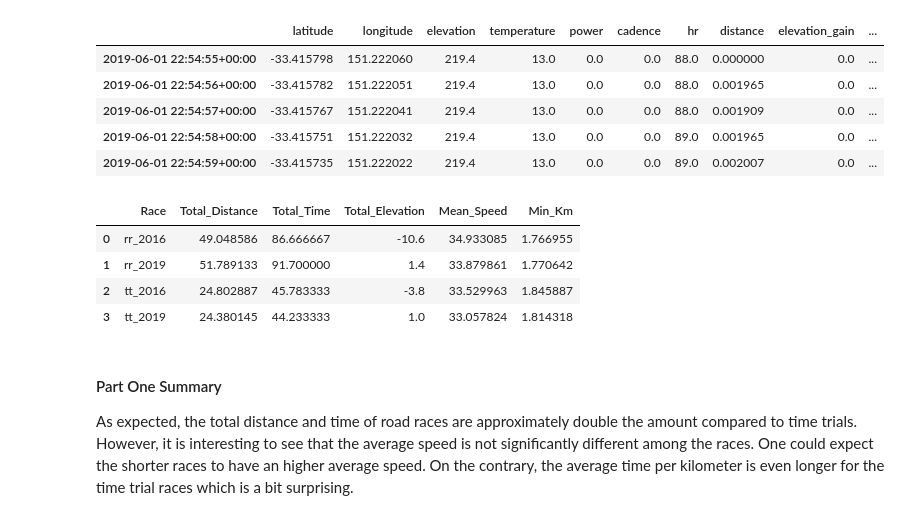
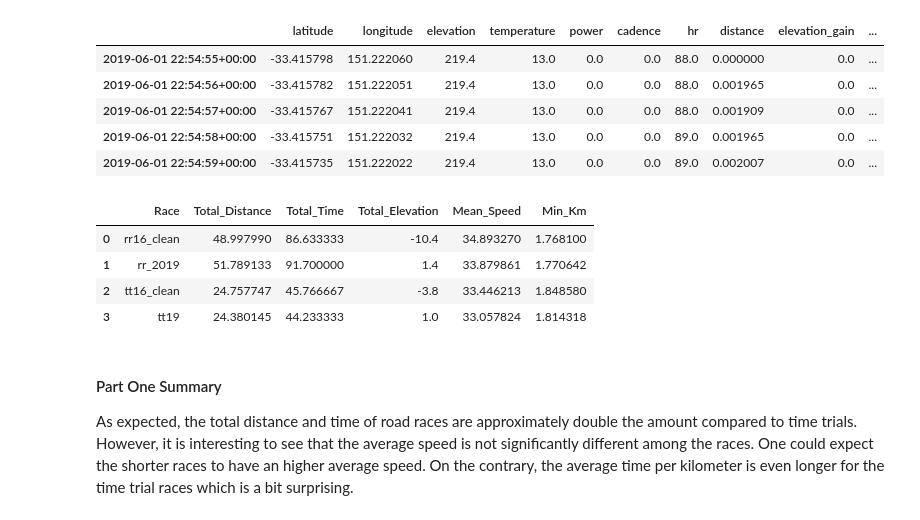
Before and after one commit to felix-rosenberger/Data-Science-Portfolio, a Jupyter notebook: Portfolio 1.ipynb, the cells around one changed output. Saved outputs shown, nothing was run; the diff lists cells and outputs as text; code cells hidden in the pictures.

```diff
--- a/Portfolio 1.ipynb
+++ b/Portfolio 1.ipynb
@@ -107,0 +121,5 @@ rr16_speed_distribution = rr_2016.hist('speed', bins=30, histtype='stepfilled')
+# %%
+# remove outliers and check summary statistics of cleaned DataFrame
+
+rr16_clean = rr16.drop(index = rr16.index[rr16["speed"] > 80])
+rr16_clean.describe()
@@ -225,0 +261,4 @@ tt16_speed_distribution = tt_2016.hist('speed', bins=30, histtype='stepfilled')
+# %%
+# remove speed outlier
+
+tt16_clean = tt16.drop(index = tt16.index[tt16["speed"] > 80])
@@ -281,17 +339,17 @@ tt_2019.describe()
 # %%
 # show relevant features
 
-tt_2019_distance = tt_2019["distance"].sum()
-tt_2019_time = tt_2019["timedelta"].sum()/60
-tt_2019_elevation = tt_2019["elevation_gain"].sum()
-tt_2019_speed = tt_2019["speed"].mean()
-tt_2019_minkm = (tt_2019_time)/tt_2019_distance
+tt19_distance = tt19["distance"].sum()
+tt19_time = tt19["timedelta"].sum()/60
+tt19_elevation = tt19["elevation_gain"].sum()
+tt19_speed = tt19["speed"].mean()
+tt19_minkm = (tt19_time)/tt19_distance
 
-print("Total distance travelled for time trial in 2019 is:\t", round(tt_2019_distance, 2), "km")
-print("Total time needed for time trial in 2019 is:\t\t", round(tt_2019_time, 2), "minutes")
-print("Total elevation gain for time trial in 2019 is:\t\t", round(tt_2019_elevation, 2), "m")
-print("The mean speed for time trial in 2019 is:\t\t", round(tt_2019_speed, 2), "km/h")
-print("The mean time per kilometer for time trial in 2019 is:\t", round(tt_2019_minkm, 2), "min/km")
+print("Total distance travelled for time trial in 2019 is:\t", round(tt19_distance, 2), "km")
+print("Total time needed for time trial in 2019 is:\t\t", round(tt19_time, 2), "minutes")
+print("Total elevation gain for time trial in 2019 is:\t\t", round(tt19_elevation, 2), "m")
+print("The mean speed for time trial in 2019 is:\t\t", round(tt19_speed, 2), "km/h")
+print("The mean time per kilometer for time trial in 2019 is:\t", round(tt19_minkm, 2), "min/km")
 # %% [output]
 Total distance travelled for time trial in 2019 is:      24.38 km
 Total time needed for time trial in 2019 is:             44.23 minutes
@@ -314,22 +372,22 @@ tt_2019.head()
 # %%
 # comparison of all race metrics
 
 comparison = pd.DataFrame(
     {
-        'Race':['rr_2016', 'rr_2019', 'tt_2016', 'tt_2019'],
-        'Total_Distance':[rr_2016_distance, rr_2019_distance, tt_2016_distance, tt_2019_distance],
-        'Total_Time':[rr_2016_time, rr_2019_time, tt_2016_time, tt_2019_time],
-        'Total_Elevation':[rr_2016_elevation, rr_2019_elevation, tt_2016_elevation, tt_2019_elevation],
-        'Mean_Speed':[rr_2016_speed, rr_2019_speed, tt_2016_speed, tt_2019_speed],
-        'Min_Km':[rr_2016_minkm, rr_2019_minkm, tt_2016_minkm, tt_2019_minkm]
+        'Race':['rr16_clean', 'rr_2019', 'tt16_clean', 'tt19'],
+        'Total_Distance':[rr16_clean_distance, rr_2019_distance, tt16_clean_distance, tt_2019_distance],
+        'Total_Time':[rr16_clean_time, rr_2019_time, tt16_clean_time, tt_2019_time],
+        'Total_Elevation':[rr16_clean_elevation, rr_2019_elevation, tt16_clean_elevation, tt_2019_elevation],
+        'Mean_Speed':[rr16_clean_speed, rr_2019_speed, tt16_clean_speed, tt_2019_speed],
+        'Min_Km':[rr16_clean_minkm, rr_2019_minkm, tt16_clean_minkm, tt_2019_minkm]
     })
 comparison
 # %% [output]
 |  | Race | Total_Distance | Total_Time | Total_Elevation | Mean_Speed | Min_Km |
-| 0 | rr_2016 | 49.048586 | 86.666667 | -10.6 | 34.933085 | 1.766955 |
+| 0 | rr16_clean | 48.997990 | 86.633333 | -10.4 | 34.893270 | 1.768100 |
 | 1 | rr_2019 | 51.789133 | 91.700000 | 1.4 | 33.879861 | 1.770642 |
-| 2 | tt_2016 | 24.802887 | 45.783333 | -3.8 | 33.529963 | 1.845887 |
-| 3 | tt_2019 | 24.380145 | 44.233333 | 1.0 | 33.057824 | 1.814318 |
+| 2 | tt16_clean | 24.757747 | 45.766667 | -3.8 | 33.446213 | 1.848580 |
+| 3 | tt19 | 24.380145 | 44.233333 | 1.0 | 33.057824 | 1.814318 |
 # %% [markdown]
 #### Part One Summary
 As expected, the total distance and time of road races are approximately double the amount compared to time trials. However, it is interesting to see that the average speed is not significantly different among the races. One could expect the shorter races to have an higher average speed. On the contrary, the average time per kilometer is even longer for the time trial races which is a bit surprising.
```
Also changed, not shown: parts of 42 cells of this notebook.
